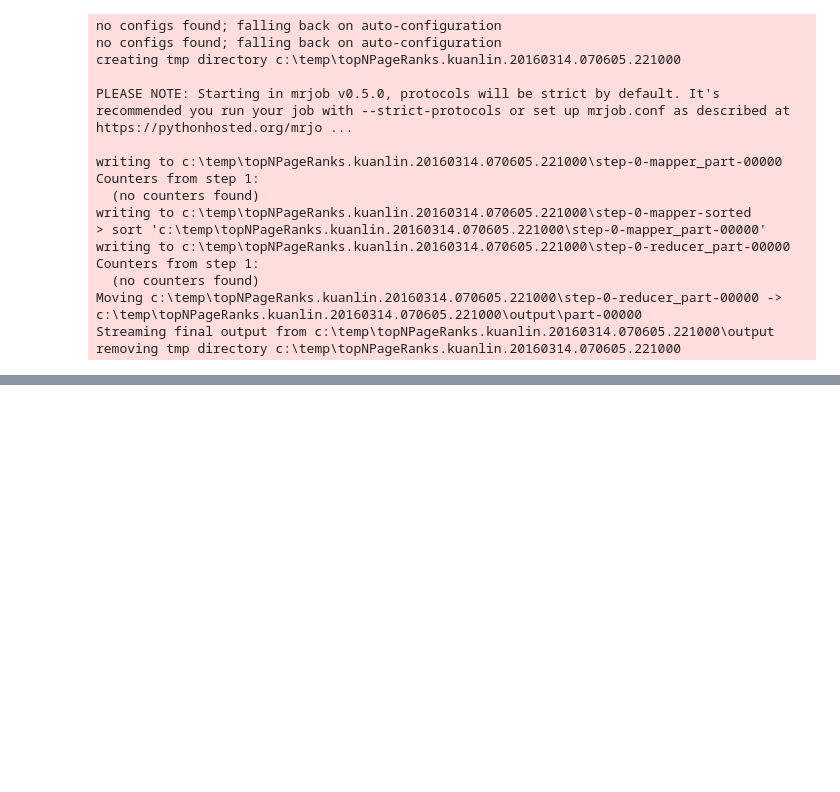
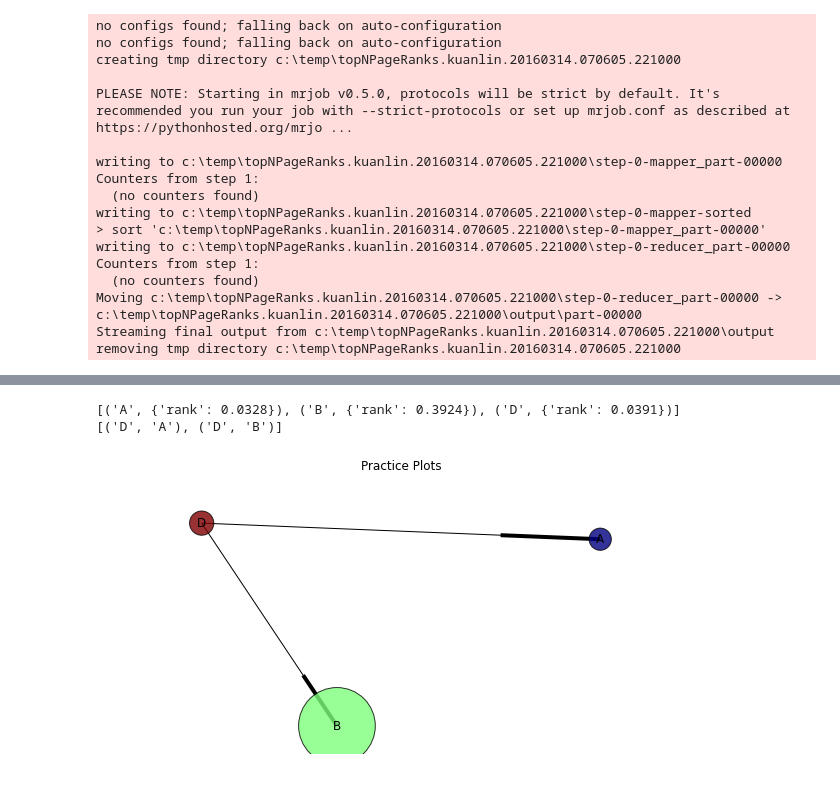
Before and after one commit to venamax/MIDS-W261, a Jupyter notebook: MIDS-W261-2016_HWK9-Week09-Team5.ipynb, the cells around one changed output, grey strips where cells are left out. Drawn from its saved outputs; the diff is of its cells as text; code cells hidden in the pictures; blank space fills up the shorter version.

```diff
--- a/MIDS-W261-2016_HWK9-Week09-Team5.ipynb
+++ b/MIDS-W261-2016_HWK9-Week09-Team5.ipynb
@@ -346,0 +356,38 @@ removing tmp directory c:\temp\topNPageRanks.kuanlin.20160314.070605.221000
+# %%
+# test with some toy examples
+%matplotlib inline
+import networkx as nx
+import matplotlib.pyplot as plt
+
+plt.figure(figsize=(10,5))
+
+DG=nx.DiGraph()
+DG.add_node("A", rank=0.0328)
+DG.add_node("D", rank=0.0391)
+DG.add_node("B", rank=0.3924)
+DG.add_edge('D', 'A')
+DG.add_edge('D', 'B')
+
+print DG.nodes(data=True)
+print DG.edges()
+
+#nx.draw(DG)
+
+try:
+    pos=nx.graphviz_layout(DG)
+except:
+    pos=nx.spring_layout(DG,iterations=20)
+
+nx.draw_networkx_nodes(DG, pos, node_size=[d[1]['rank']*15000 for d in DG.nodes(data=True)],
+                       cmap=plt.get_cmap('jet'), node_color=[i for i,d in enumerate(DG.nodes())],
+                       alpha=0.8)
+nx.draw_networkx_edges(DG, pos)
+nx.draw_networkx_labels(DG,pos,fontsize=14)
+
+plt.axis('off')
+plt.title("Practice Plots")
+plt.show()
+# %% [output]
+[('A', {'rank': 0.0328}), ('B', {'rank': 0.3924}), ('D', {'rank': 0.0391})]
+[('D', 'A'), ('D', 'B')]
+[figure, added]
```
Also changed, not shown: parts of 33 cells of this notebook.
